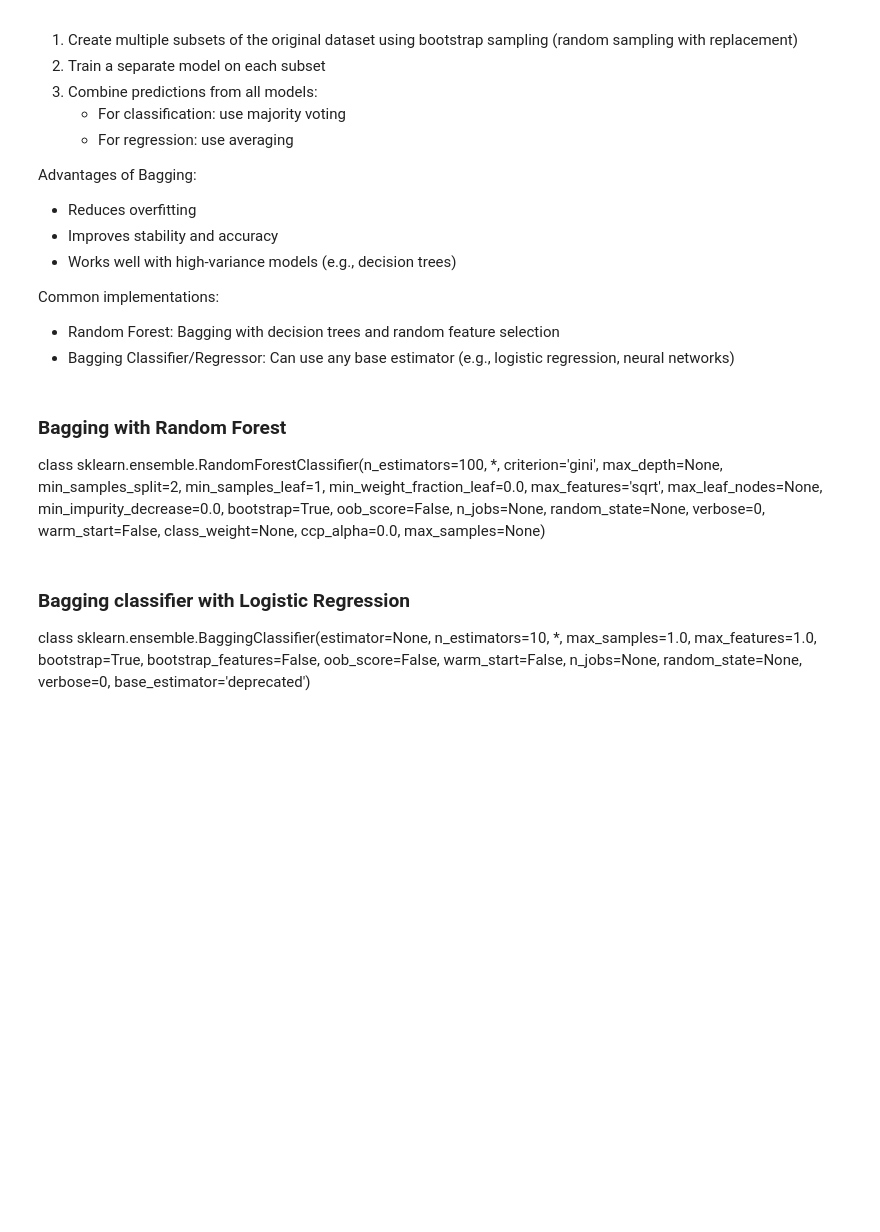
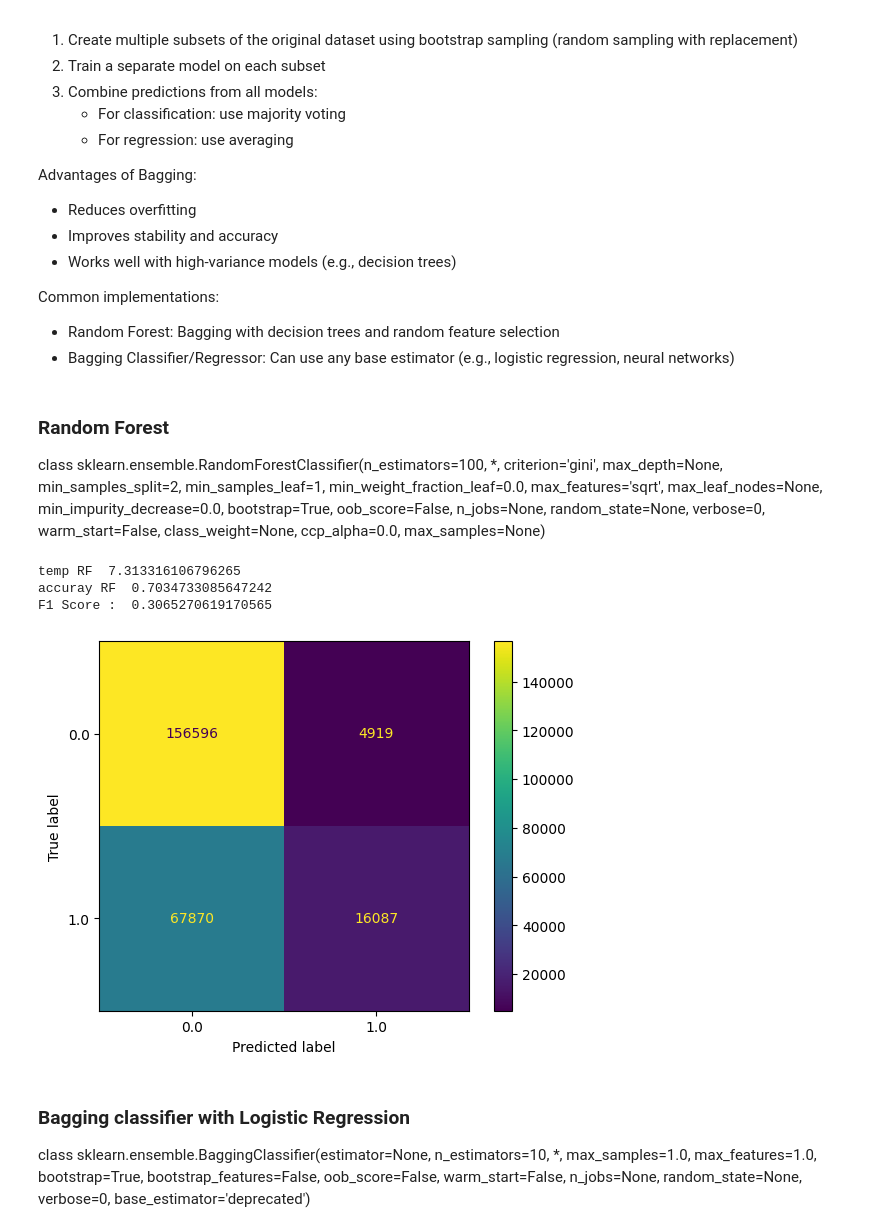
Before and after one commit to Poliaboy/AdvancedML2, a Jupyter notebook: Notebook2.ipynb, the cells around one changed output. Drawn from its saved outputs; the diff is of its cells as text; code cells hidden in the pictures; blank space fills up the shorter version.

```diff
--- a/Notebook2.ipynb
+++ b/Notebook2.ipynb
@@ -158,0 +185,14 @@ print(x_train.shape,x_test.shape,y_train.shape,y_test.shape)
+# %%
+# Import PCA class
+from sklearn.decomposition import PCA
+
+# Apply PCA with 90% variance retention
+pca = PCA(n_components=0.95)
+x_train = pca.fit_transform(x_train)
+x_test = pca.fit_transform(x_test)
+
+# Convert to DataFrame and include original 'Label' column
+x_train = pd.DataFrame(x_train)
+x_test = pd.DataFrame(x_test)
+print(x_train.shape)
+print(x_test.shape)
@@ -309,5 +394,7 @@ plt.show()
 # %% [markdown]
 ## II-1 Bagging
+# %%
+n_estimators=100
 # %% [markdown]
 Bagging (Bootstrap Aggregating)
 
@@ -329,5 +416,5 @@ Common implementations:
 - Random Forest: Bagging with decision trees and random feature selection
 - Bagging Classifier/Regressor: Can use any base estimator (e.g., logistic regression, neural networks)
 # %% [markdown]
-### Bagging with Random Forest
+### Random Forest
 class sklearn.ensemble.RandomForestClassifier(n_estimators=100, *, criterion='gini', max_depth=None, min_samples_split=2, min_samples_leaf=1, min_weight_fraction_leaf=0.0, max_features='sqrt', max_leaf_nodes=None, min_impurity_decrease=0.0, bootstrap=True, oob_score=False, n_jobs=None, random_state=None, verbose=0, warm_start=False, class_weight=None, ccp_alpha=0.0, max_samples=None)
@@ -338,3 +421,27 @@ deb = time.time()
+# %%
+from sklearn.ensemble import RandomForestClassifier
+deb = time.time()
+rf_etc=RandomForestClassifier(n_estimators=n_estimators,max_depth=3, random_state=0, n_jobs=-1)
+rf_etc.fit(x_train,y_train)
+fin=time.time()
+list_times.append(fin-deb)
+print("temp RF ",(fin-deb))
+res_rf=rf_etc.predict(x_test)
+acc=accuracy_score(res_rf,y_test)
+F1=f1_score(res_rf,y_test)
+print("accuray RF ", acc)
+print("F1 Score : ", F1)
+list_accuracies.append(acc)
+list_F1.append(F1)
+cm = confusion_matrix(y_test, res_rf, labels=rf_etc.classes_)
+disp = ConfusionMatrixDisplay(confusion_matrix=cm,display_labels=rf_etc.classes_)
+disp.plot()
+plt.show()
+# %% [output]
+temp RF  7.313316106796265
+accuray RF  0.7034733085647242
+F1 Score :  0.3065270619170565
+[figure, added]
 # %% [markdown]
 ### Bagging classifier with Logistic Regression
 class sklearn.ensemble.BaggingClassifier(estimator=None, n_estimators=10, *, max_samples=1.0, max_features=1.0, bootstrap=True, bootstrap_features=False, oob_score=False, warm_start=False, n_jobs=None, random_state=None, verbose=0, base_estimator='deprecated')
```
Also changed, not shown: parts of 37 cells of this notebook, 1 other file.
